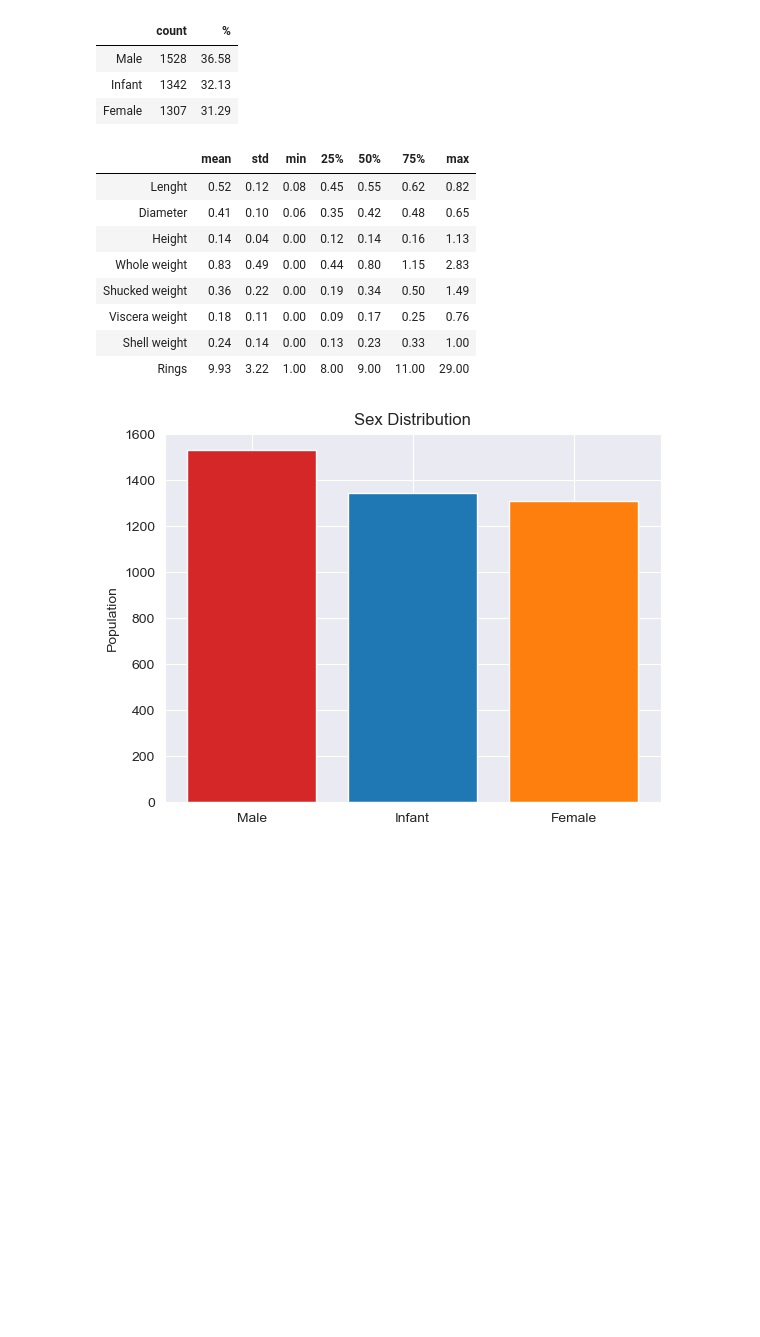
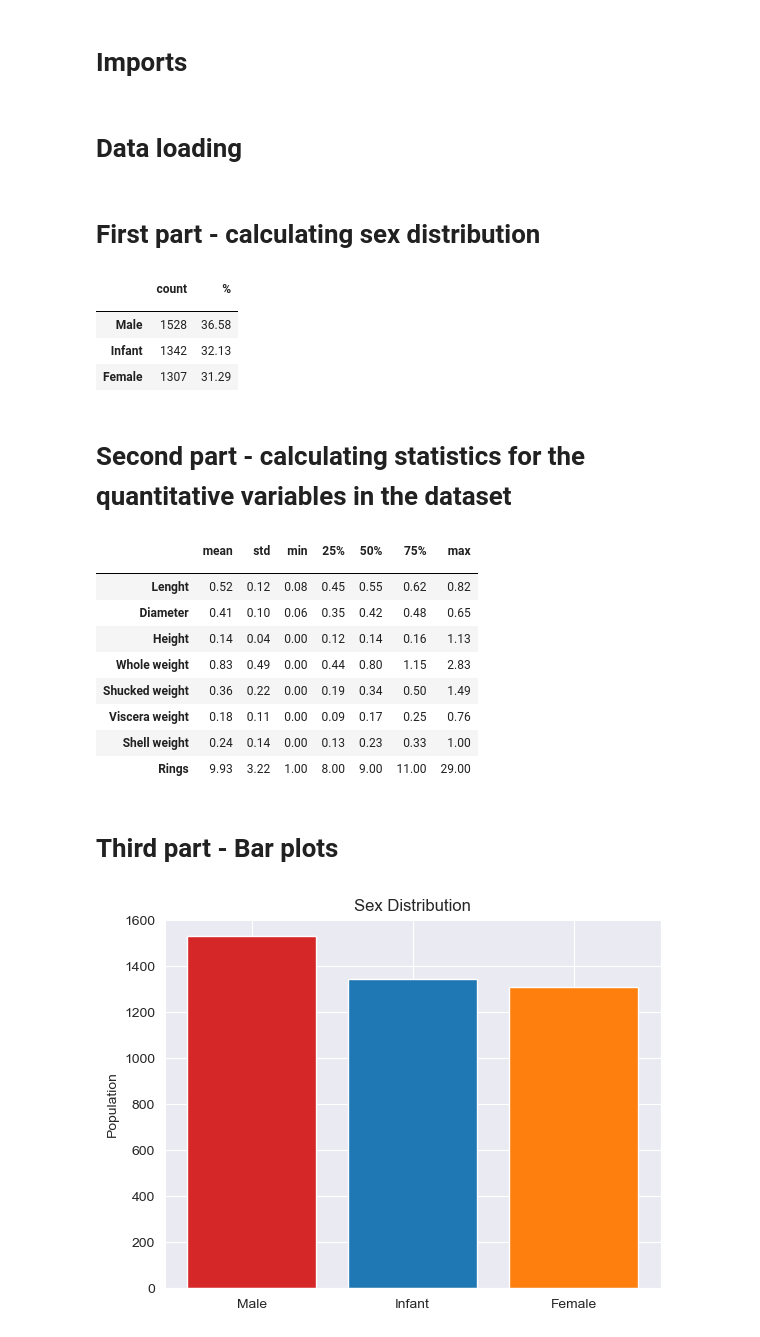
Before and after one commit to Pietras567/Python, a Jupyter notebook: Zadanie1/snails_analyze.ipynb, the cells around one changed output. Cells and saved outputs as stored; diff of their text form; code cells hidden in the pictures; blank space fills up the shorter version.

```diff
--- a/Zadanie1/snails_analyze.ipynb
+++ b/Zadanie1/snails_analyze.ipynb
@@ -3,3 +4,5 @@
+# %% [markdown]
+# Imports
 # %%
 import pandas as pd
 import matplotlib.pyplot as plt
@@ -14,0 +13,2 @@ data = pd.read_csv(file_path, header=None, names=column_names)
+# %% [markdown]
+# Data loading
@@ -15,5 +19,6 @@ data = pd.read_csv(file_path, header=None, names=column_names)
+# %% [markdown]
+# First part - calculating sex distribution
 # %%
-# First part - calculating sex distribution
 counter = data['sex'].value_counts()
 sex_distribution = pd.DataFrame({
     '': counter.index,
@@ -23,46 +28,47 @@ sex_distribution = pd.DataFrame({
 
 sex_distribution[''] = sex_distribution[''].map({'M': 'Male', 'F': 'Female', 'I': 'Infant'})
 
-# Show distribution
-#print(sex_distribution)
-#display(sex_distribution)
-HTML(sex_distribution.to_html(index=False))
+sex_distribution.set_index([''], inplace=True)
+display(sex_distribution)
 # %% [output]
 |  | count | % |
+|  |  |  |
 | Male | 1528 | 36.58 |
 | Infant | 1342 | 32.13 |
 | Female | 1307 | 31.29 |
+# %% [markdown]
+# Second part - calculating statistics for the quantitative variables in the dataset
 # %%
-# Second part - calculating statistics for the quantitative variables in the dataset
 distributions = []
-
+columns_to_count = ['length', 'diameter', 'height', 'whole_weight', 'Shucked_weight', 'viscera_weight', 'shell_weight', 'rings']
 
 for i in columns_to_count:
         #counter = data[i]
         values = data[i].describe().round(2)
         #print(values)
 
         distribution = pd.DataFrame({
             '': [i],
             'mean': [values['mean']],
             'std': [values['std']],
             #'std2': [counter.std(ddof=1)],
             'min': [values['min']],
             '25%': [values['25%']],
             '50%': [values['50%']],
             '75%': [values['75%']],
             'max': [values['max']],
         })
 
         distributions.append(distribution)
 
 distributions = pd.concat(distributions, ignore_index=True)
 distributions[''] = distributions[''].map({'length' : 'Lenght', 'diameter' : 'Diameter', 'height' : 'Height', 'whole_weight' : 'Whole weight', 'Shucked_weight' : 'Shucked weight', 'viscera_weight' : 'Viscera weight', 'shell_weight' : 'Shell weight', 'rings' : 'Rings'})
-#print(distributions)
-#display(distributions)
-HTML(distributions.to_html(index=False))
+
+distributions.set_index([''], inplace=True)
+display(distributions)
 # %% [output]
 |  | mean | std | min | 25% | 50% | 75% | max |
+|  |  |  |  |  |  |  |  |
 | Lenght | 0.52 | 0.12 | 0.08 | 0.45 | 0.55 | 0.62 | 0.82 |
 | Diameter | 0.41 | 0.10 | 0.06 | 0.35 | 0.42 | 0.48 | 0.65 |
 | Height | 0.14 | 0.04 | 0.00 | 0.12 | 0.14 | 0.16 | 1.13 |
@@ -71,4 +77,6 @@ HTML(distributions.to_html(index=False))
 | Viscera weight | 0.18 | 0.11 | 0.00 | 0.09 | 0.17 | 0.25 | 0.76 |
 | Shell weight | 0.24 | 0.14 | 0.00 | 0.13 | 0.23 | 0.33 | 1.00 |
 | Rings | 9.93 | 3.22 | 1.00 | 8.00 | 9.00 | 11.00 | 29.00 |
+# %% [markdown]
+# Third part - Bar plots
 # %%
```
Also changed, not shown: parts of 18 cells of this notebook.
